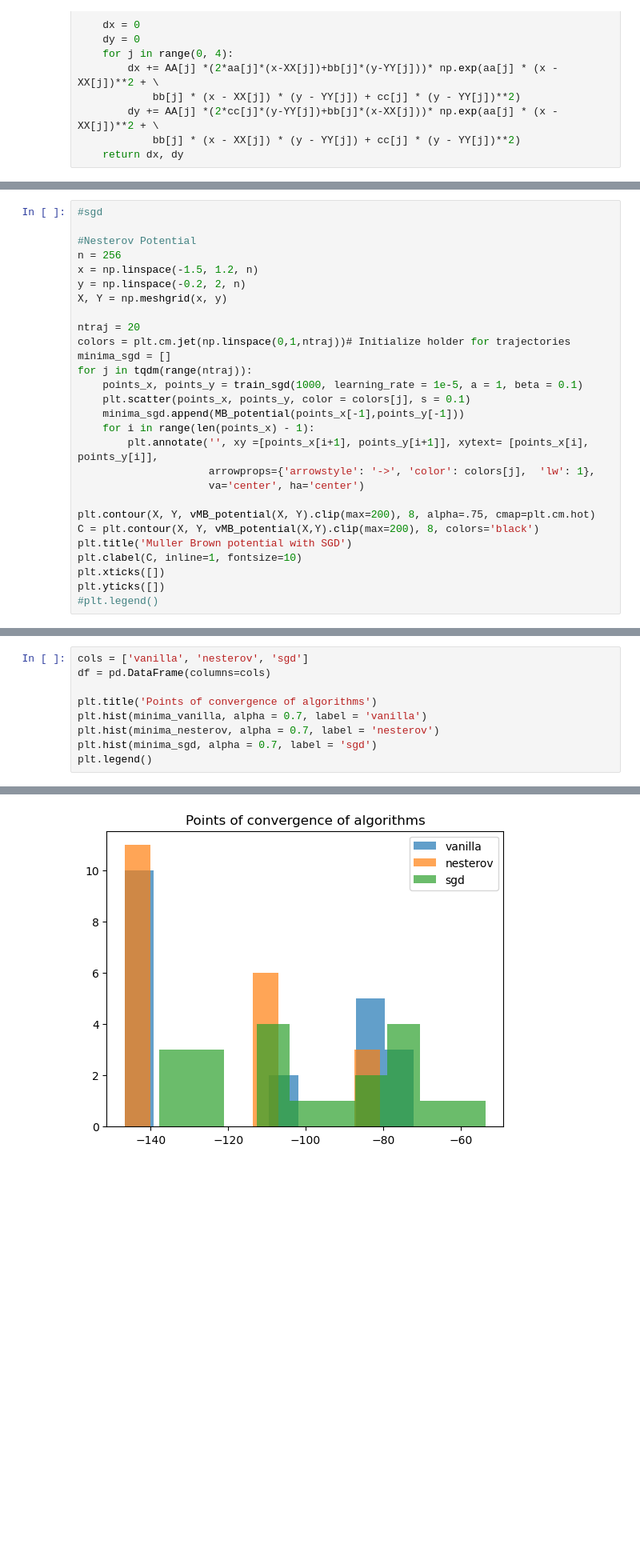
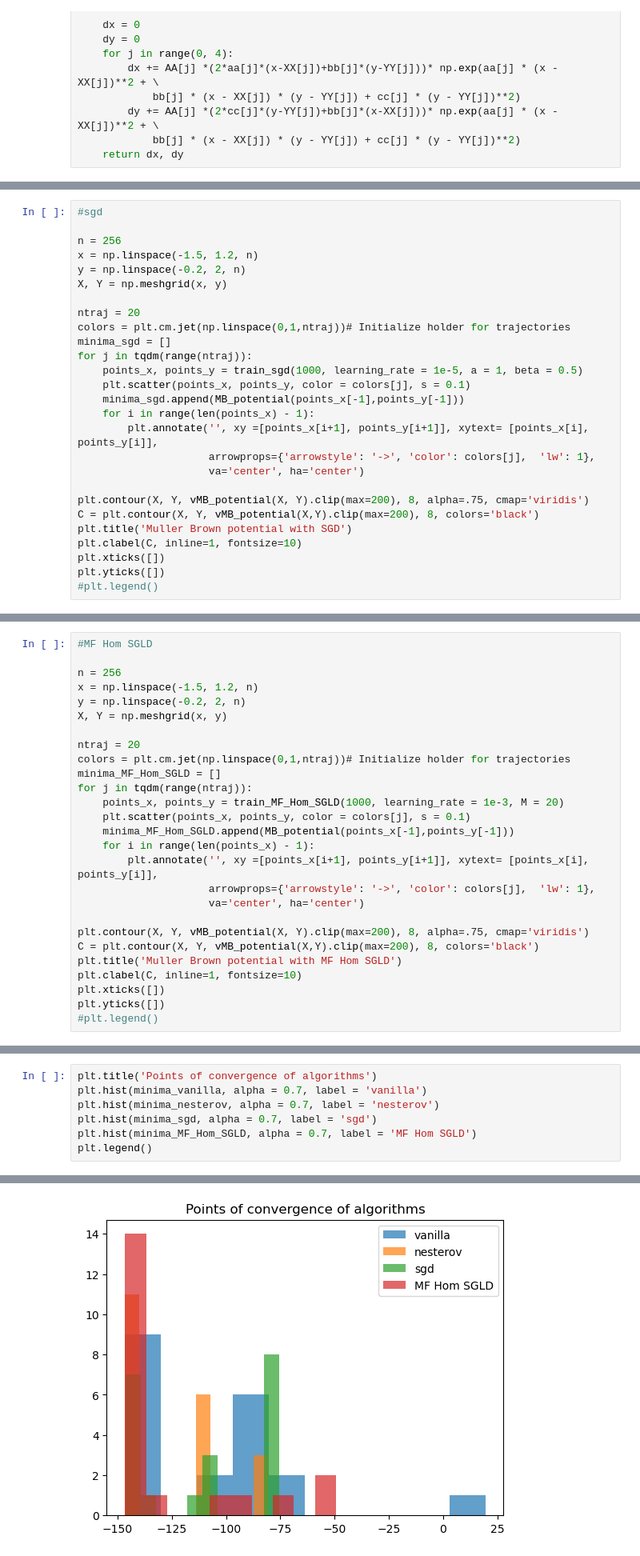
Before and after one commit to PantelisTass/Imperial-UROP-Project-SGD, a Jupyter notebook: Multiple Local Minima Loss function.ipynb, the cells around one changed output, grey strips where cells are left out. Shown: that part at 80% size. Saved outputs shown, nothing was run; the diff lists cells and outputs as text; blank space fills up the shorter version.

```diff
--- a/Multiple Local Minima Loss function.ipynb
+++ b/Multiple Local Minima Loss function.ipynb
@@ -187,7 +248,6 @@ plt.yticks([])
 # %%
 #sgd
 
-#Nesterov Potential
 n = 256
 x = np.linspace(-1.5, 1.2, n)
 y = np.linspace(-0.2, 2, n)
@@ -197,7 +257,7 @@ ntraj = 20
 colors = plt.cm.jet(np.linspace(0,1,ntraj))# Initialize holder for trajectories
 minima_sgd = []
 for j in tqdm(range(ntraj)):
-    points_x, points_y = train_sgd(1000, learning_rate = 1e-5, a = 1, beta = 0.1)
+    points_x, points_y = train_sgd(1000, learning_rate = 1e-5, a = 1, beta = 0.5)
     plt.scatter(points_x, points_y, color = colors[j], s = 0.1)
     minima_sgd.append(MB_potential(points_x[-1],points_y[-1]))
     for i in range(len(points_x) - 1):
@@ -205,7 +265,7 @@ for j in tqdm(range(ntraj)):
                      arrowprops={'arrowstyle': '->', 'color': colors[j],  'lw': 1},
                      va='center', ha='center')
 
-plt.contour(X, Y, vMB_potential(X, Y).clip(max=200), 8, alpha=.75, cmap=plt.cm.hot)
+plt.contour(X, Y, vMB_potential(X, Y).clip(max=200), 8, alpha=.75, cmap='viridis')
 C = plt.contour(X, Y, vMB_potential(X,Y).clip(max=200), 8, colors='black')
 plt.title('Muller Brown potential with SGD')
 plt.clabel(C, inline=1, fontsize=10)
@@ -217,0 +278,27 @@ plt.yticks([])
+# %%
+#MF Hom SGLD
+
+n = 256
+x = np.linspace(-1.5, 1.2, n)
+y = np.linspace(-0.2, 2, n)
+X, Y = np.meshgrid(x, y)
+
+ntraj = 20
+colors = plt.cm.jet(np.linspace(0,1,ntraj))# Initialize holder for trajectories
+minima_MF_Hom_SGLD = []
+for j in tqdm(range(ntraj)):
+    points_x, points_y = train_MF_Hom_SGLD(1000, learning_rate = 1e-3, M = 20)
+    plt.scatter(points_x, points_y, color = colors[j], s = 0.1)
+    minima_MF_Hom_SGLD.append(MB_potential(points_x[-1],points_y[-1]))
+    for i in range(len(points_x) - 1):
+        plt.annotate('', xy =[points_x[i+1], points_y[i+1]], xytext= [points_x[i], points_y[i]],
+                     arrowprops={'arrowstyle': '->', 'color': colors[j],  'lw': 1},
+                     va='center', ha='center')
+
+plt.contour(X, Y, vMB_potential(X, Y).clip(max=200), 8, alpha=.75, cmap='viridis')
+C = plt.contour(X, Y, vMB_potential(X,Y).clip(max=200), 8, colors='black')
+plt.title('Muller Brown potential with MF Hom SGLD')
+plt.clabel(C, inline=1, fontsize=10)
+plt.xticks([])
+plt.yticks([])
+#plt.legend()
@@ -218,15 +308,13 @@ plt.yticks([])
 # %%
-cols = ['vanilla', 'nesterov', 'sgd']
-df = pd.DataFrame(columns=cols)
-
 plt.title('Points of convergence of algorithms')
 plt.hist(minima_vanilla, alpha = 0.7, label = 'vanilla')
 plt.hist(minima_nesterov, alpha = 0.7, label = 'nesterov')
 plt.hist(minima_sgd, alpha = 0.7, label = 'sgd')
+plt.hist(minima_MF_Hom_SGLD, alpha = 0.7, label = 'MF Hom SGLD')
 plt.legend()
 # %% [output]
 <matplotlib.legend.Legend at 0x...>
-[figure, old version]
+[figure, new version]
 # %%
 #contour plot of Muller-Brown potential
 n = 256
```
Also changed, not shown: parts of 5 cells of this notebook.
